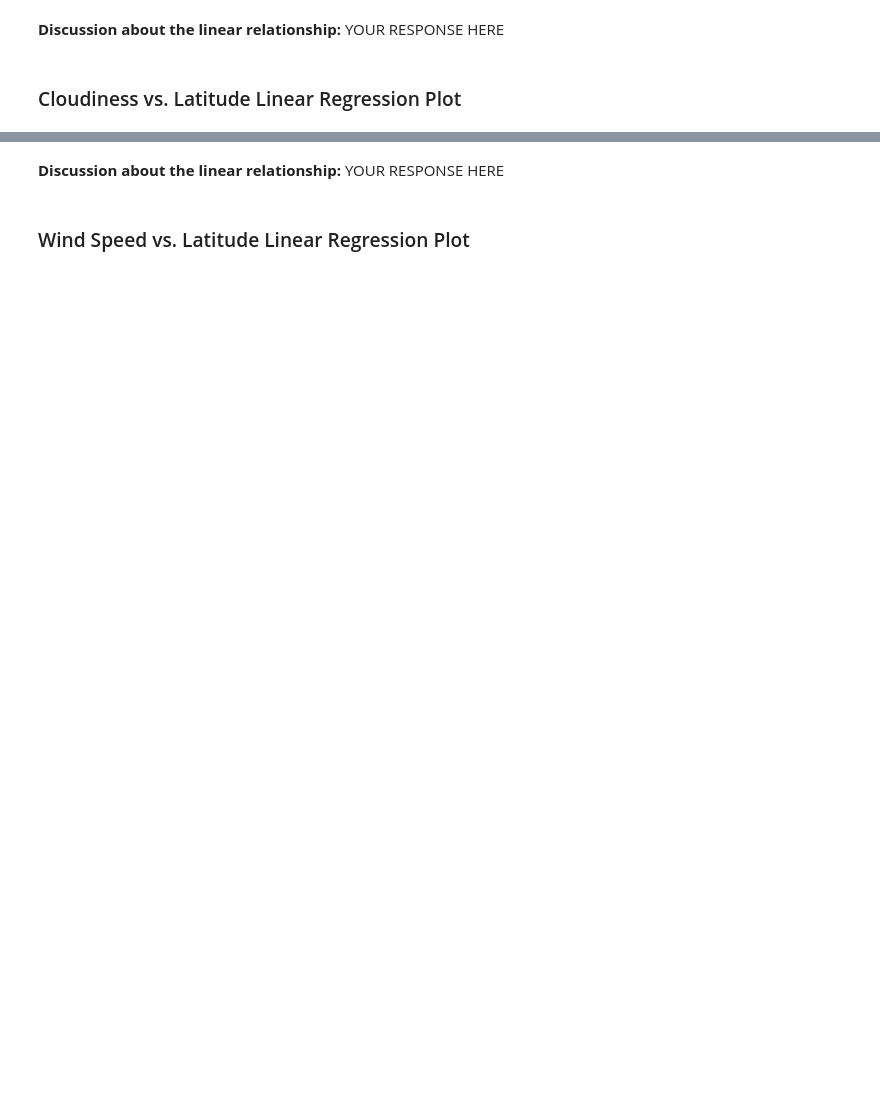
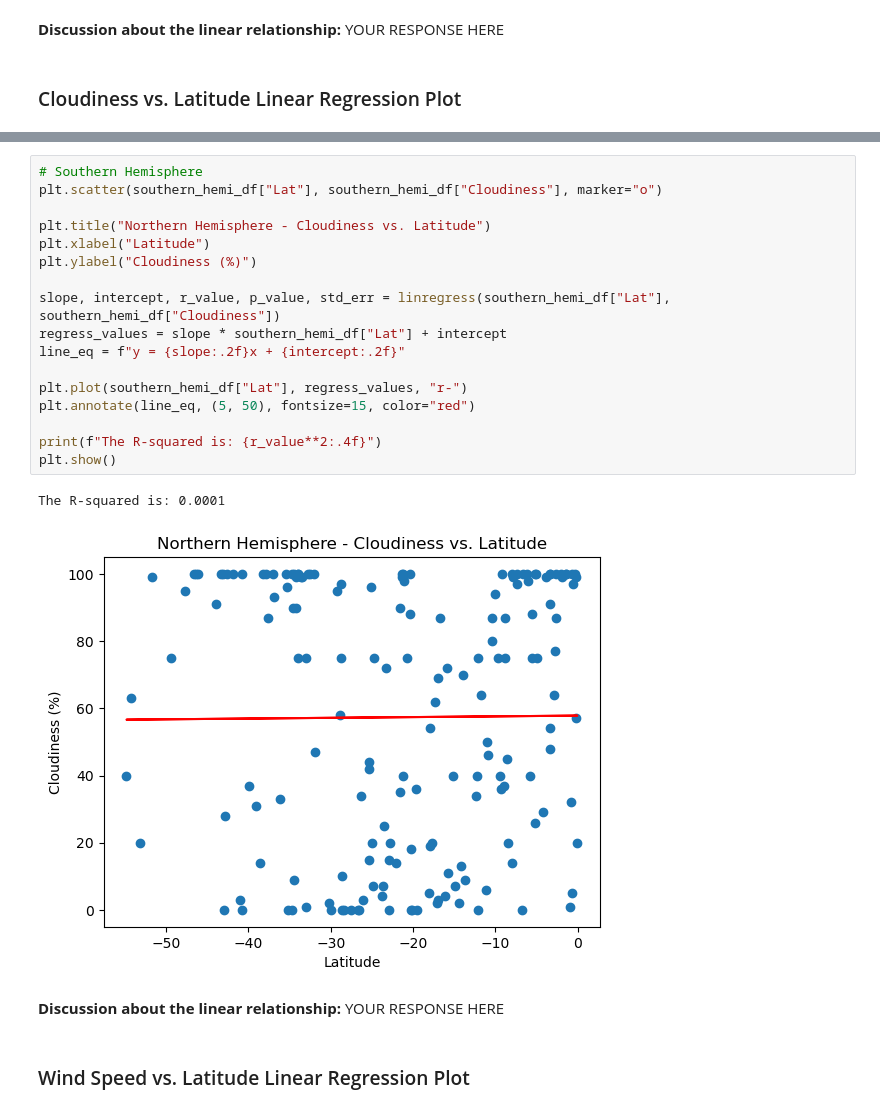
Before and after one commit to Hluu1/Python-API-Challenge, a Jupyter notebook: WeatherPy/WeatherPy.ipynb, the cells around one changed output, grey strips where cells are left out. Saved outputs shown, nothing was run; the diff lists cells and outputs as text; blank space fills up the shorter version.

```diff
--- a/WeatherPy/WeatherPy.ipynb
+++ b/WeatherPy/WeatherPy.ipynb
@@ -376,3 +414,23 @@ The r-value is: 0.02056735429994368
+# %%
+# Southern Hemisphere
+plt.scatter(southern_hemi_df["Lat"], southern_hemi_df["Cloudiness"], marker="o")
+
+plt.title("Northern Hemisphere - Cloudiness vs. Latitude")
+plt.xlabel("Latitude")
+plt.ylabel("Cloudiness (%)")
+
+slope, intercept, r_value, p_value, std_err = linregress(southern_hemi_df["Lat"], southern_hemi_df["Cloudiness"])
+regress_values = slope * southern_hemi_df["Lat"] + intercept
+line_eq = f"y = {slope:.2f}x + {intercept:.2f}"
+
+plt.plot(southern_hemi_df["Lat"], regress_values, "r-")
+plt.annotate(line_eq, (5, 50), fontsize=15, color="red")
+
+print(f"The R-squared is: {r_value**2:.4f}")
+plt.show()
+# %% [output]
+The R-squared is: 0.0001
+[figure, added]
 # %% [markdown]
 **Discussion about the linear relationship:** YOUR RESPONSE HERE
 # %% [markdown]
```
Also changed, not shown: parts of 11 cells of this notebook, 1 other file.
